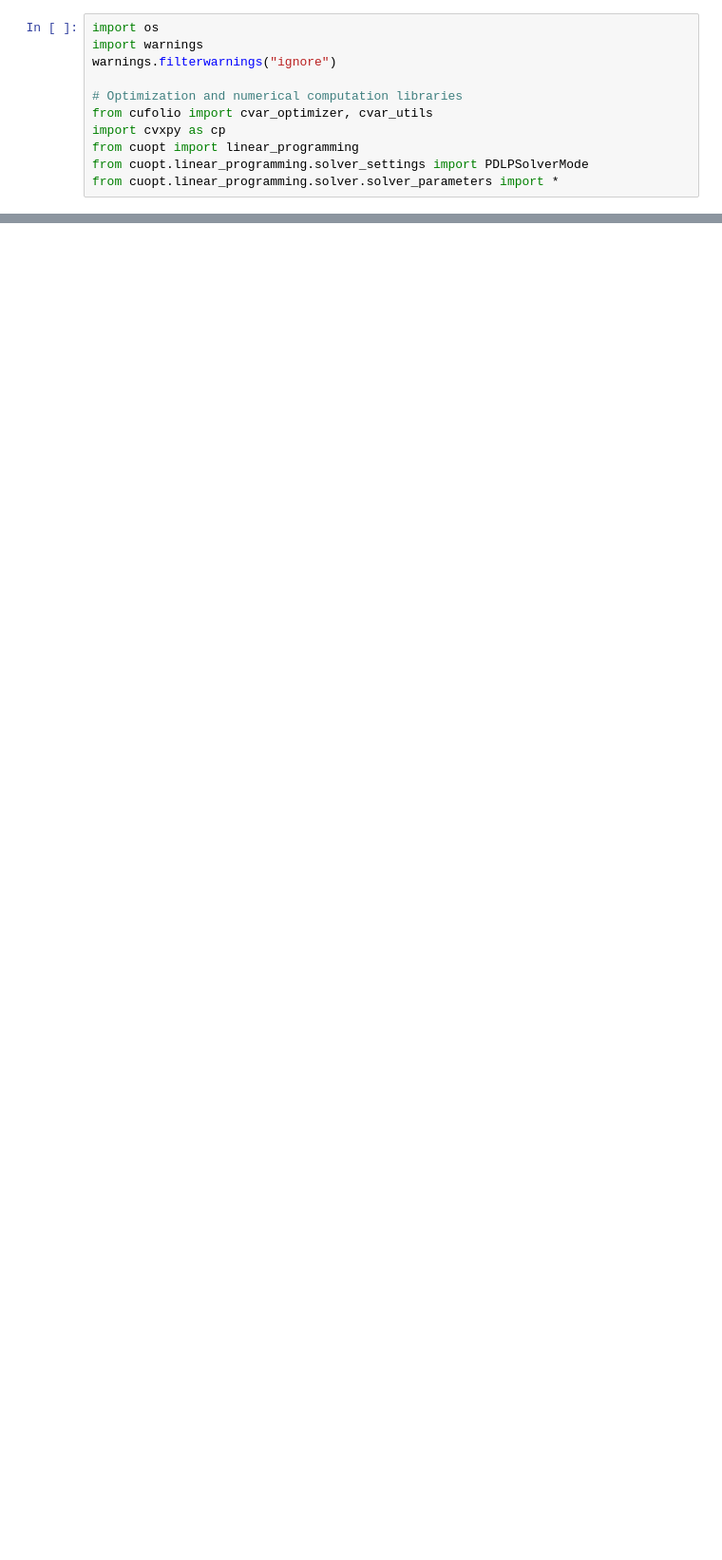
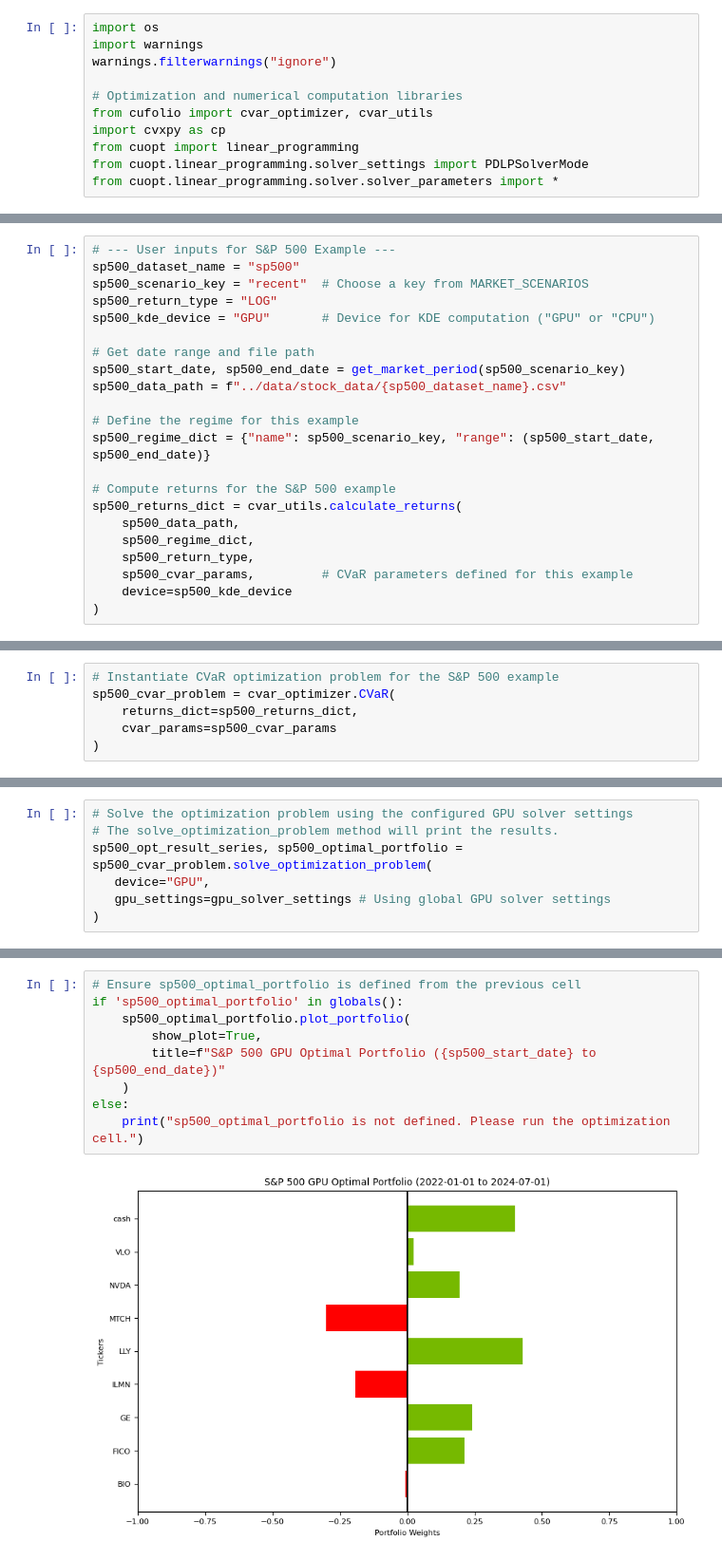
Before and after one commit to NVIDIA/cuopt-examples, a Jupyter notebook: cuFOLIO_portfolio_optimization/CVaR/01_optimization_with_cufolio.ipynb, the cells around one changed output, grey strips where cells are left out. Shown at 95% size. Drawn from its saved outputs; the diff is of its cells as text; blank space fills up the shorter version.

```diff
--- a/cuFOLIO_portfolio_optimization/CVaR/01_optimization_with_cufolio.ipynb
+++ b/cuFOLIO_portfolio_optimization/CVaR/01_optimization_with_cufolio.ipynb
@@ -414,0 +138,22 @@ THE SOFTWARE IS PROVIDED "AS IS", WITHOUT WARRANTY OF ANY KIND, EXPRESS OR IMPLI
+# %%
+# --- User inputs for S&P 500 Example ---
+sp500_dataset_name = "sp500"
+sp500_scenario_key = "recent"  # Choose a key from MARKET_SCENARIOS
+sp500_return_type = "LOG"
+sp500_kde_device = "GPU"       # Device for KDE computation ("GPU" or "CPU")
+
+# Get date range and file path
+sp500_start_date, sp500_end_date = get_market_period(sp500_scenario_key)
+sp500_data_path = f"../data/stock_data/{sp500_dataset_name}.csv"
+
+# Define the regime for this example
+sp500_regime_dict = {"name": sp500_scenario_key, "range": (sp500_start_date, sp500_end_date)}
+
+# Compute returns for the S&P 500 example
+sp500_returns_dict = cvar_utils.calculate_returns(
+    sp500_data_path,
+    sp500_regime_dict,
+    sp500_return_type,
+    sp500_cvar_params,         # CVaR parameters defined for this example
+    device=sp500_kde_device
+)
@@ -414,0 +163,6 @@ THE SOFTWARE IS PROVIDED "AS IS", WITHOUT WARRANTY OF ANY KIND, EXPRESS OR IMPLI
+# %%
+# Instantiate CVaR optimization problem for the S&P 500 example
+sp500_cvar_problem = cvar_optimizer.CVaR(
+    returns_dict=sp500_returns_dict,
+    cvar_params=sp500_cvar_params
+)
@@ -414,0 +174,7 @@ THE SOFTWARE IS PROVIDED "AS IS", WITHOUT WARRANTY OF ANY KIND, EXPRESS OR IMPLI
+# %%
+# Solve the optimization problem using the configured GPU solver settings
+# The solve_optimization_problem method will print the results.
+sp500_opt_result_series, sp500_optimal_portfolio = sp500_cvar_problem.solve_optimization_problem(
+   device="GPU",
+   gpu_settings=gpu_solver_settings # Using global GPU solver settings
+)
@@ -414,0 +214,11 @@ THE SOFTWARE IS PROVIDED "AS IS", WITHOUT WARRANTY OF ANY KIND, EXPRESS OR IMPLI
+# %%
+# Ensure sp500_optimal_portfolio is defined from the previous cell
+if 'sp500_optimal_portfolio' in globals():
+    sp500_optimal_portfolio.plot_portfolio(
+        show_plot=True,
+        title=f"S&P 500 GPU Optimal Portfolio ({sp500_start_date} to {sp500_end_date})"
+    )
+else:
+    print("sp500_optimal_portfolio is not defined. Please run the optimization cell.")
+# %% [output]
+[figure, added]
```
Also changed, not shown: parts of 50 cells of this notebook, 4 other files.
